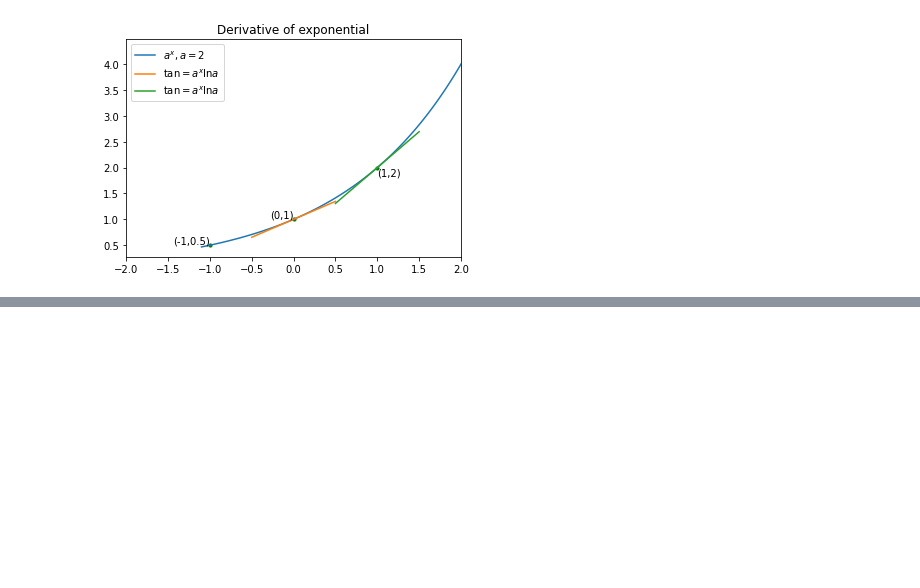
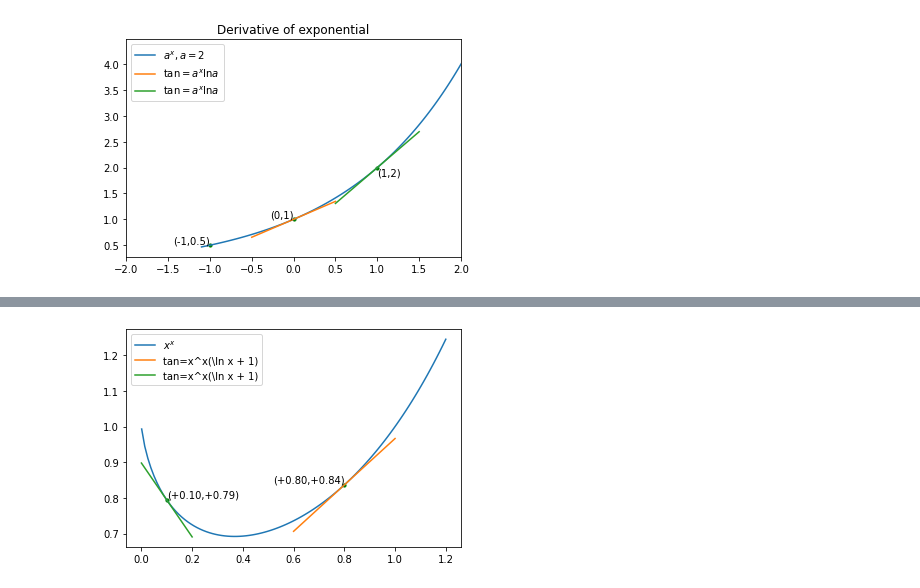
Before and after one commit to baileybunch5dad/ma1801, a Jupyter notebook: exponentialandlog.ipynb, the cells around one changed output, grey strips where cells are left out. Cells and saved outputs as stored; diff of their text form; code cells hidden in the pictures; blank space fills up the shorter version.

```diff
--- a/exponentialandlog.ipynb
+++ b/exponentialandlog.ipynb
@@ -122,0 +159,41 @@ plt.show()
+# %%
+#
+# prove visually
+#
+import matplotlib.pyplot as plt
+import numpy as np
+x = np.linspace(0.001,1.2,100)
+y = x**x
+plt.plot(x,y,label=r'$x^x$')
+
+def dot(x0,y0,hor='center',ver='center'):
+  plt.scatter(x0,y0, s=10, color='green', marker='o')
+  txt = "({:+.2f},{:+.2f})".format(x0,y0)
+  plt.text(x0,y0,txt,ha=hor,va=ver)
+
+x0=.8
+y0=x0**x0
+dot(x0,y0,'right','bottom')
+
+delta=.2
+xs=np.array([x0-delta,x0+delta])
+# slope is fixed at x0, solve
+m= y0*(np.log(x0)+1)
+ys = m * (xs - x0) + y0
+plt.plot(xs,ys,label=r'tan=x^x(\ln x + 1)')
+
+x0=.1
+y0=x0**x0
+dot(x0,y0,'left','bottom')
+
+delta=.1
+xs=np.array([x0-delta,x0+delta])
+# slope is fixed at x0, solve
+m= y0*(np.log(x0)+1)
+ys = m * (xs - x0) + y0
+plt.plot(xs,ys,label=r'tan=x^x(\ln x + 1)')
+
+plt.legend()
+plt.show()
+# %% [output]
+[figure, added]
```
Also changed, not shown: parts of 3 cells of this notebook.
